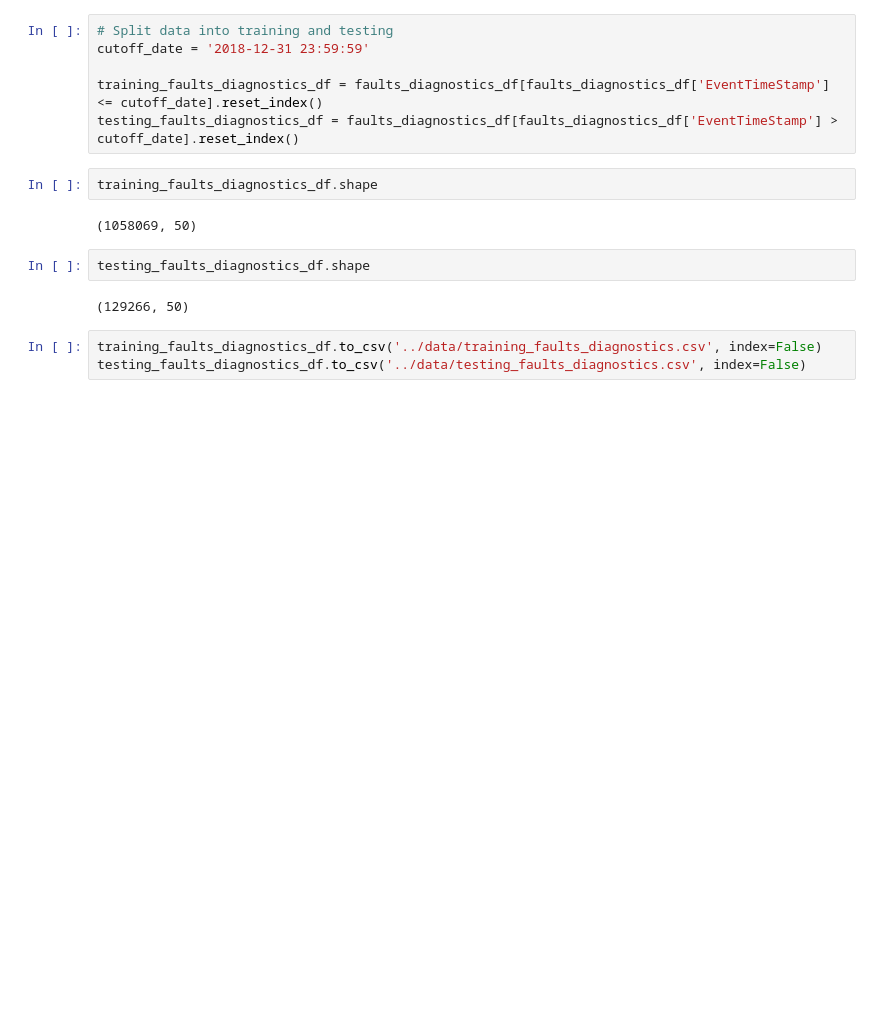
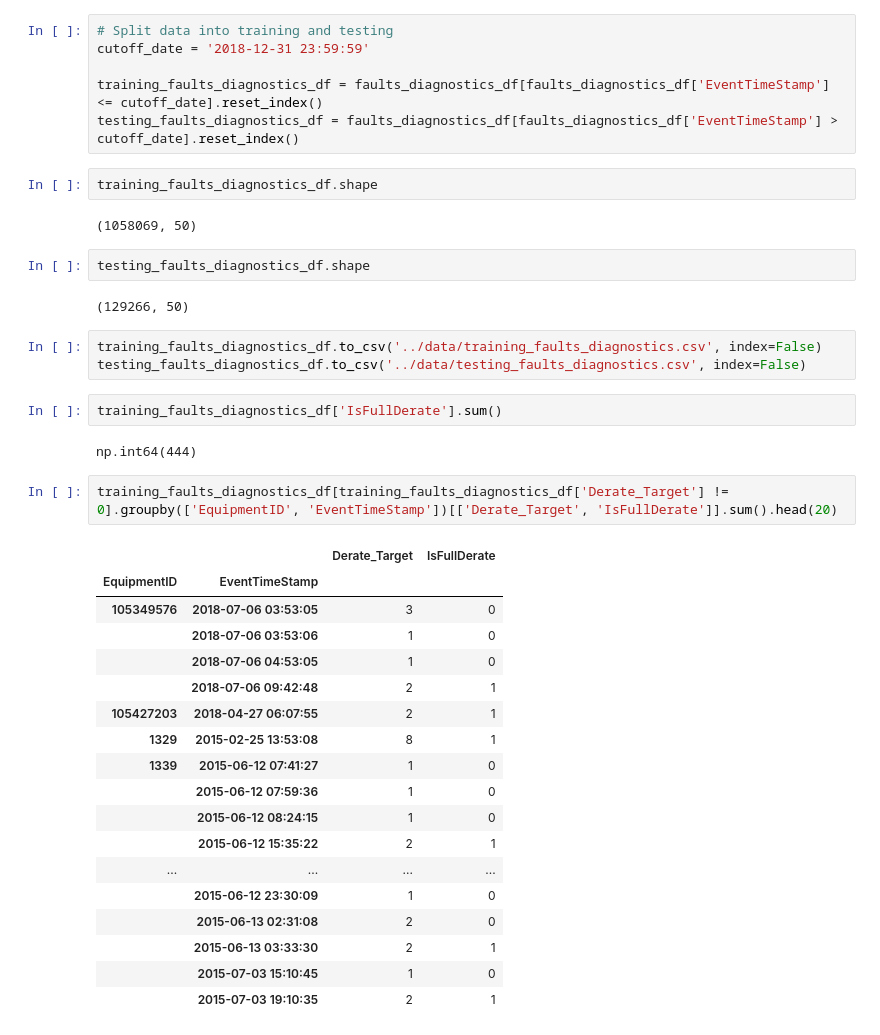
Before and after one commit to nss-data-science-cohort-9/big-g-label_free, a Jupyter notebook: notebooks/data_exploration.ipynb, the cells around one changed output. Saved outputs shown, nothing was run; the diff lists cells and outputs as text; blank space fills up the shorter version.

```diff
--- a/notebooks/data_exploration.ipynb
+++ b/notebooks/data_exploration.ipynb
@@ -354,3 +316,28 @@ testing_faults_diagnostics_df.shape
 # %%
 training_faults_diagnostics_df.to_csv('../data/training_faults_diagnostics.csv', index=False)
 testing_faults_diagnostics_df.to_csv('../data/testing_faults_diagnostics.csv', index=False)
+# %%
+training_faults_diagnostics_df['IsFullDerate'].sum()
+# %% [output]
+np.int64(444)
+# %%
+training_faults_diagnostics_df[training_faults_diagnostics_df['Derate_Target'] != 0].groupby(['EquipmentID', 'EventTimeStamp'])[['Derate_Target', 'IsFullDerate']].sum().head(20)
+# %% [output]
+|  |  | Derate_Target | IsFullDerate |
+| EquipmentID | EventTimeStamp |  |  |
+| 105349576 | 2018-07-06 03:53:05 | 3 | 0 |
+|  | 2018-07-06 03:53:06 | 1 | 0 |
+|  | 2018-07-06 04:53:05 | 1 | 0 |
+|  | 2018-07-06 09:42:48 | 2 | 1 |
+| 105427203 | 2018-04-27 06:07:55 | 2 | 1 |
+| 1329 | 2015-02-25 13:53:08 | 8 | 1 |
+| 1339 | 2015-06-12 07:41:27 | 1 | 0 |
+|  | 2015-06-12 07:59:36 | 1 | 0 |
+|  | 2015-06-12 08:24:15 | 1 | 0 |
+|  | 2015-06-12 15:35:22 | 2 | 1 |
+| ... | ... | ... | ... |
+|  | 2015-06-12 23:30:09 | 1 | 0 |
+|  | 2015-06-13 02:31:08 | 2 | 0 |
+|  | 2015-06-13 03:33:30 | 2 | 1 |
+|  | 2015-07-03 15:10:45 | 1 | 0 |
+|  | 2015-07-03 19:10:35 | 2 | 1 |
```
Also changed, not shown: parts of 8 cells of this notebook, 7 other files.
